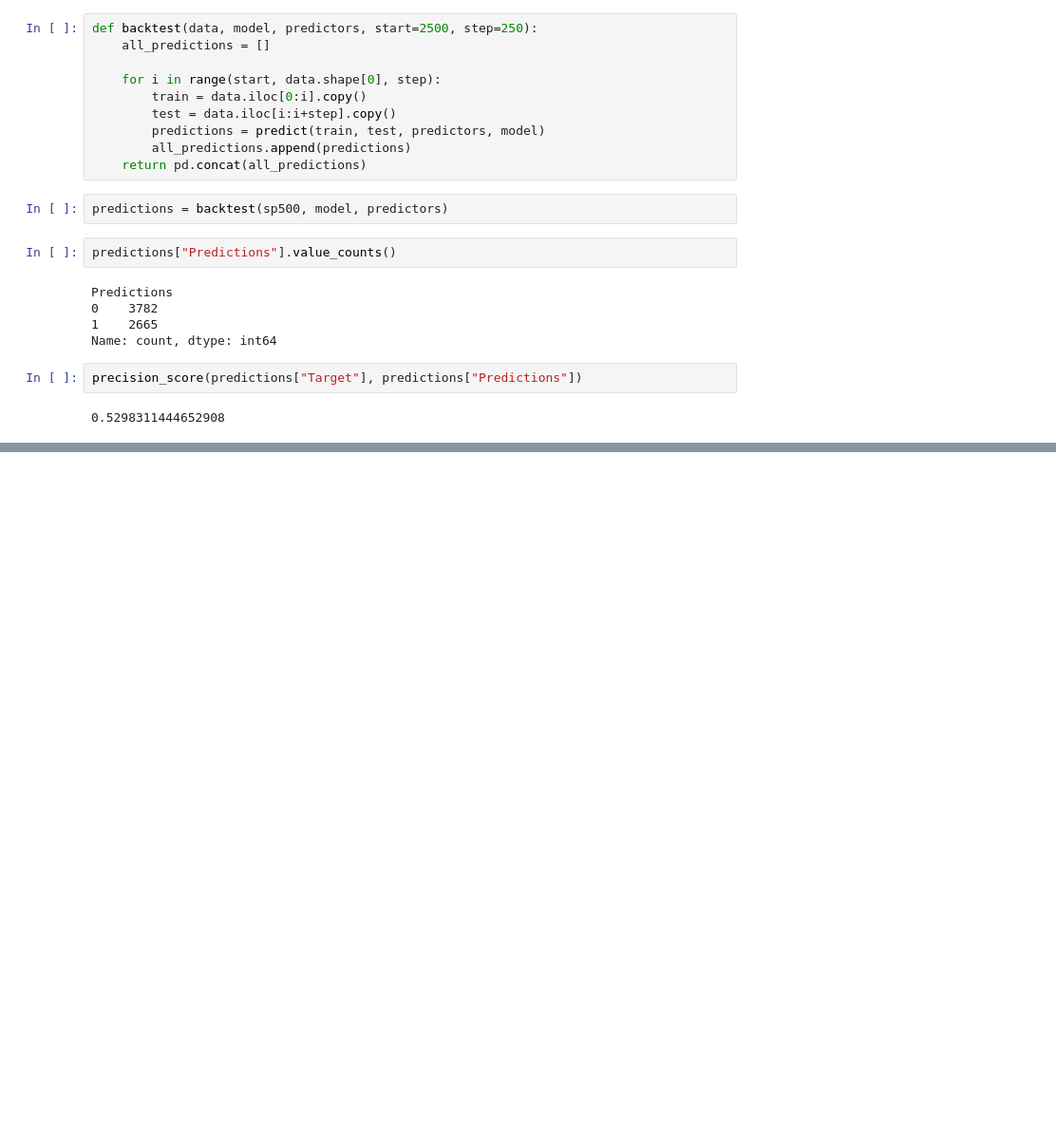
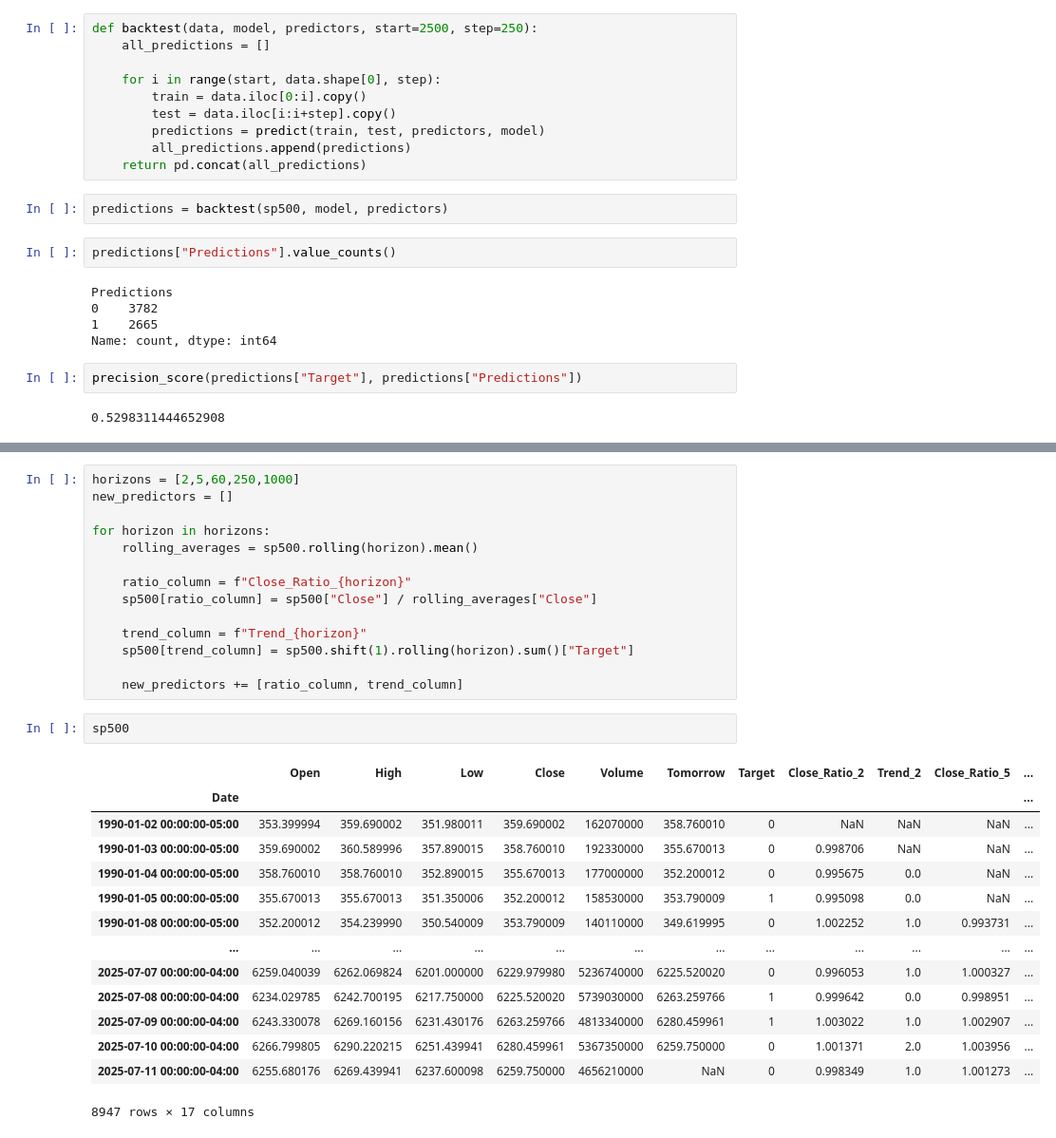
Before and after one commit to patelom0207/stock-price-predictor, a Jupyter notebook: stock-price-predictor.ipynb, the cells around one changed output, grey strips where cells are left out. Shown at 95% size. Cells and saved outputs as stored; diff of their text form; blank space fills up the shorter version.

Commit message:
Adding additional predictors to the model to increase accuracy

```diff
--- a/stock-price-predictor.ipynb
+++ b/stock-price-predictor.ipynb
@@ -103,0 +111,31 @@ precision_score(predictions["Target"], predictions["Predictions"])
+# %%
+horizons = [2,5,60,250,1000]
+new_predictors = []
+
+for horizon in horizons:
+    rolling_averages = sp500.rolling(horizon).mean()
+
+    ratio_column = f"Close_Ratio_{horizon}"
+    sp500[ratio_column] = sp500["Close"] / rolling_averages["Close"]
+
+    trend_column = f"Trend_{horizon}"
+    sp500[trend_column] = sp500.shift(1).rolling(horizon).sum()["Target"]
+
+    new_predictors += [ratio_column, trend_column]
+# %%
+sp500
+# %% [output]
+|  | Open | High | Low | Close | Volume | Tomorrow | Target | Close_Ratio_2 | Trend_2 | Close_Ratio_5 | ... |
+| Date |  |  |  |  |  |  |  |  |  |  | ... |
+| 1990-01-02 00:00:00-05:00 | 353.399994 | 359.690002 | 351.980011 | 359.690002 | 162070000 | 358.760010 | 0 | NaN | NaN | NaN | ... |
+| 1990-01-03 00:00:00-05:00 | 359.690002 | 360.589996 | 357.890015 | 358.760010 | 192330000 | 355.670013 | 0 | 0.998706 | NaN | NaN | ... |
+| 1990-01-04 00:00:00-05:00 | 358.760010 | 358.760010 | 352.890015 | 355.670013 | 177000000 | 352.200012 | 0 | 0.995675 | 0.0 | NaN | ... |
+| 1990-01-05 00:00:00-05:00 | 355.670013 | 355.670013 | 351.350006 | 352.200012 | 158530000 | 353.790009 | 1 | 0.995098 | 0.0 | NaN | ... |
+| 1990-01-08 00:00:00-05:00 | 352.200012 | 354.239990 | 350.540009 | 353.790009 | 140110000 | 349.619995 | 0 | 1.002252 | 1.0 | 0.993731 | ... |
+| ... | ... | ... | ... | ... | ... | ... | ... | ... | ... | ... | ... |
+| 2025-07-07 00:00:00-04:00 | 6259.040039 | 6262.069824 | 6201.000000 | 6229.979980 | 5236740000 | 6225.520020 | 0 | 0.996053 | 1.0 | 1.000327 | ... |
+| 2025-07-08 00:00:00-04:00 | 6234.029785 | 6242.700195 | 6217.750000 | 6225.520020 | 5739030000 | 6263.259766 | 1 | 0.999642 | 0.0 | 0.998951 | ... |
+| 2025-07-09 00:00:00-04:00 | 6243.330078 | 6269.160156 | 6231.430176 | 6263.259766 | 4813340000 | 6280.459961 | 1 | 1.003022 | 1.0 | 1.002907 | ... |
+| 2025-07-10 00:00:00-04:00 | 6266.799805 | 6290.220215 | 6251.439941 | 6280.459961 | 5367350000 | 6259.750000 | 0 | 1.001371 | 2.0 | 1.003956 | ... |
+| 2025-07-11 00:00:00-04:00 | 6255.680176 | 6269.439941 | 6237.600098 | 6259.750000 | 4656210000 | NaN | 0 | 0.998349 | 1.0 | 1.001273 | ... |
+8947 rows × 17 columns
```
Also changed, not shown: parts of 1 cell of this notebook.
